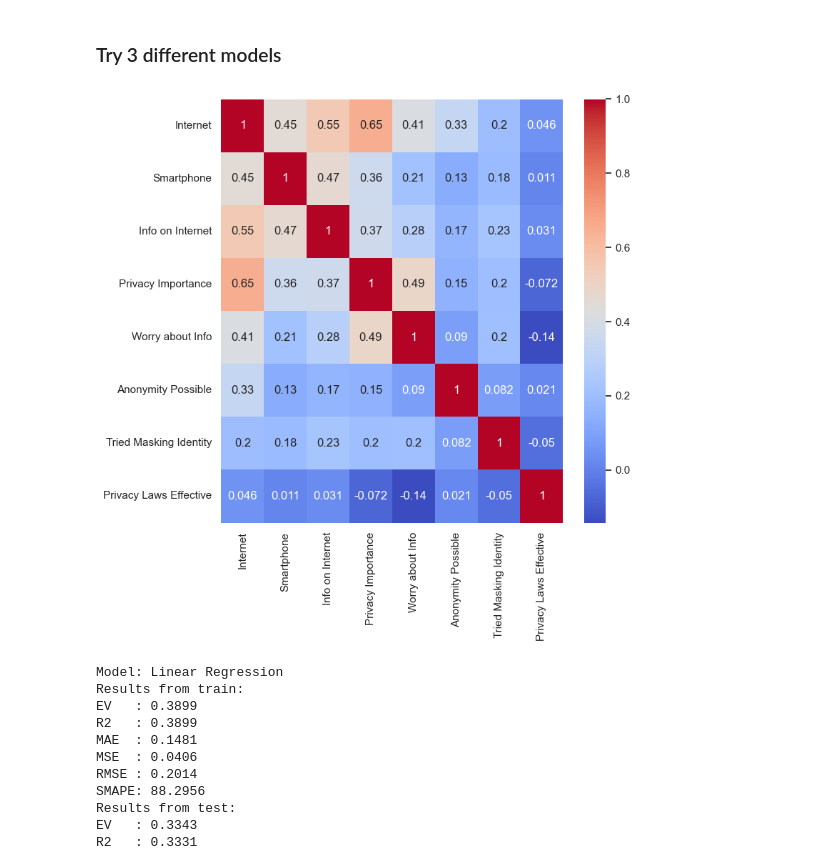
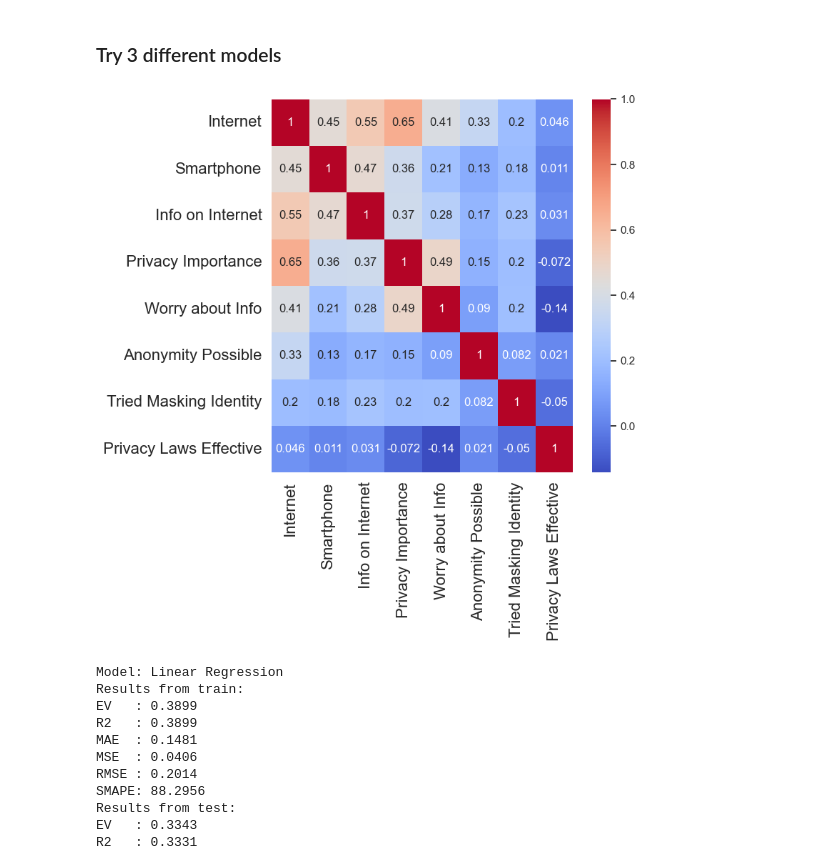
Before and after one commit to catarinaacsilva/privacy-analysis, a Jupyter notebook: main.ipynb, the cells around one changed output. Drawn from its saved outputs; the diff is of its cells as text; code cells hidden in the pictures.

Commit message:
Increase font size on heatmap (correlation)

```diff
--- a/main.ipynb
+++ b/main.ipynb
@@ -313,13 +313,15 @@ df_predict = df_final[['Internet', 'Smartphone', 'Info on Internet', 'Privacy Im
 # %%
 labels = ['Internet', 'Smartphone', 'Info on Internet', 'Privacy Importance',
 'Worry about Info', 'Anonymity Possible', 'Tried Masking Identity', 'Privacy Laws Effective']
 plt.figure(figsize=(8,8))
-sns.heatmap(df_predict.corr(),  xticklabels=labels, yticklabels=labels, cmap='coolwarm', annot=True)
+g = sns.heatmap(df_predict.corr(),  xticklabels=labels, yticklabels=labels, cmap='coolwarm', annot=True)
+g.set_xticklabels(g.get_xmajorticklabels(), fontsize = 16)
+g.set_yticklabels(g.get_ymajorticklabels(), fontsize = 16)
 plt.savefig('figures/06_corr.png', bbox_inches='tight')
 plt.savefig('figures/06_corr.pdf', bbox_inches='tight')
 plt.show()
 # %% [output]
-[figure, old version]
+[figure, new version]
 # %%
 y = df_predict[['Info on Internet']].to_numpy().ravel()
 X = df_predict.drop(['Info on Internet'])
```
Also changed, not shown: 2 other files.
